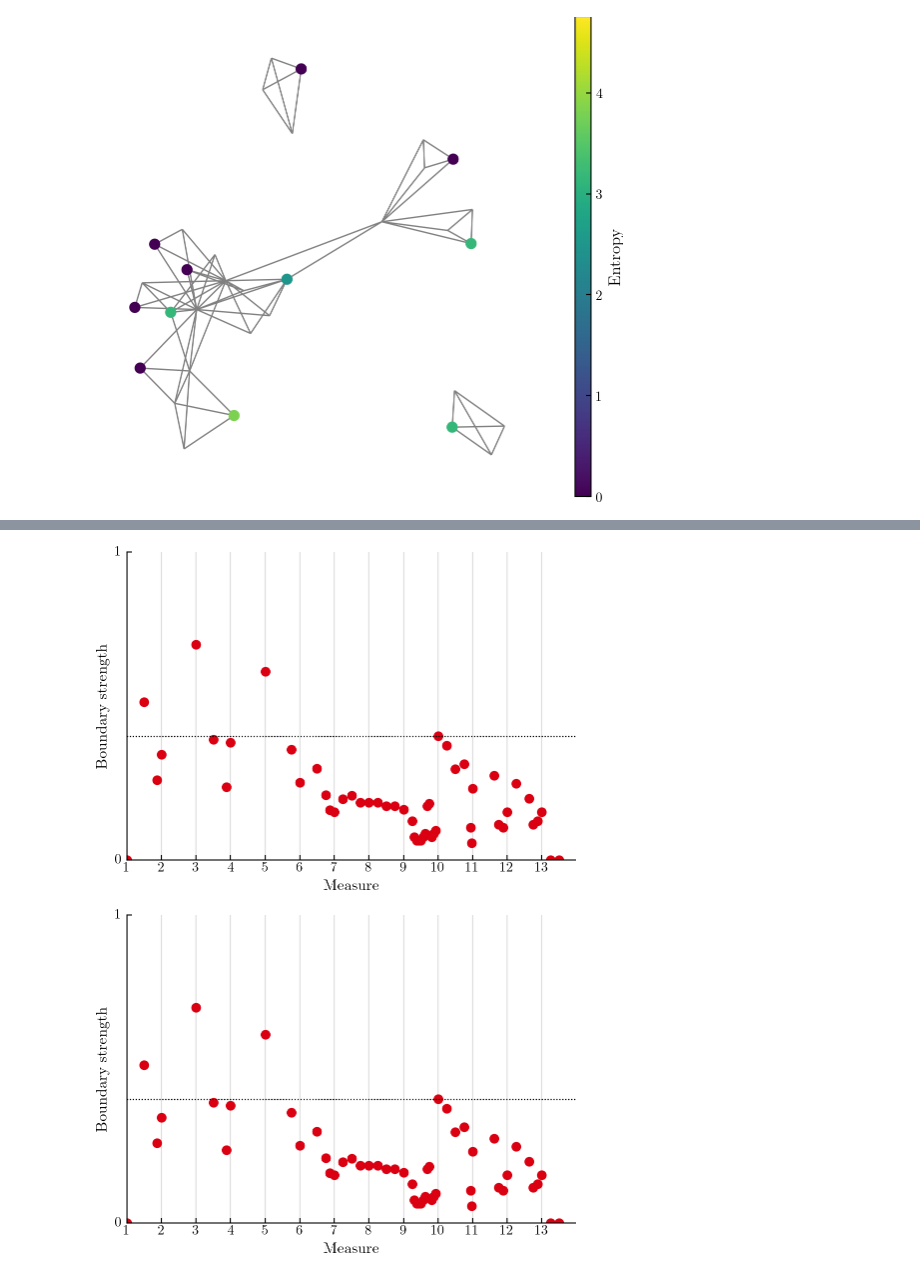
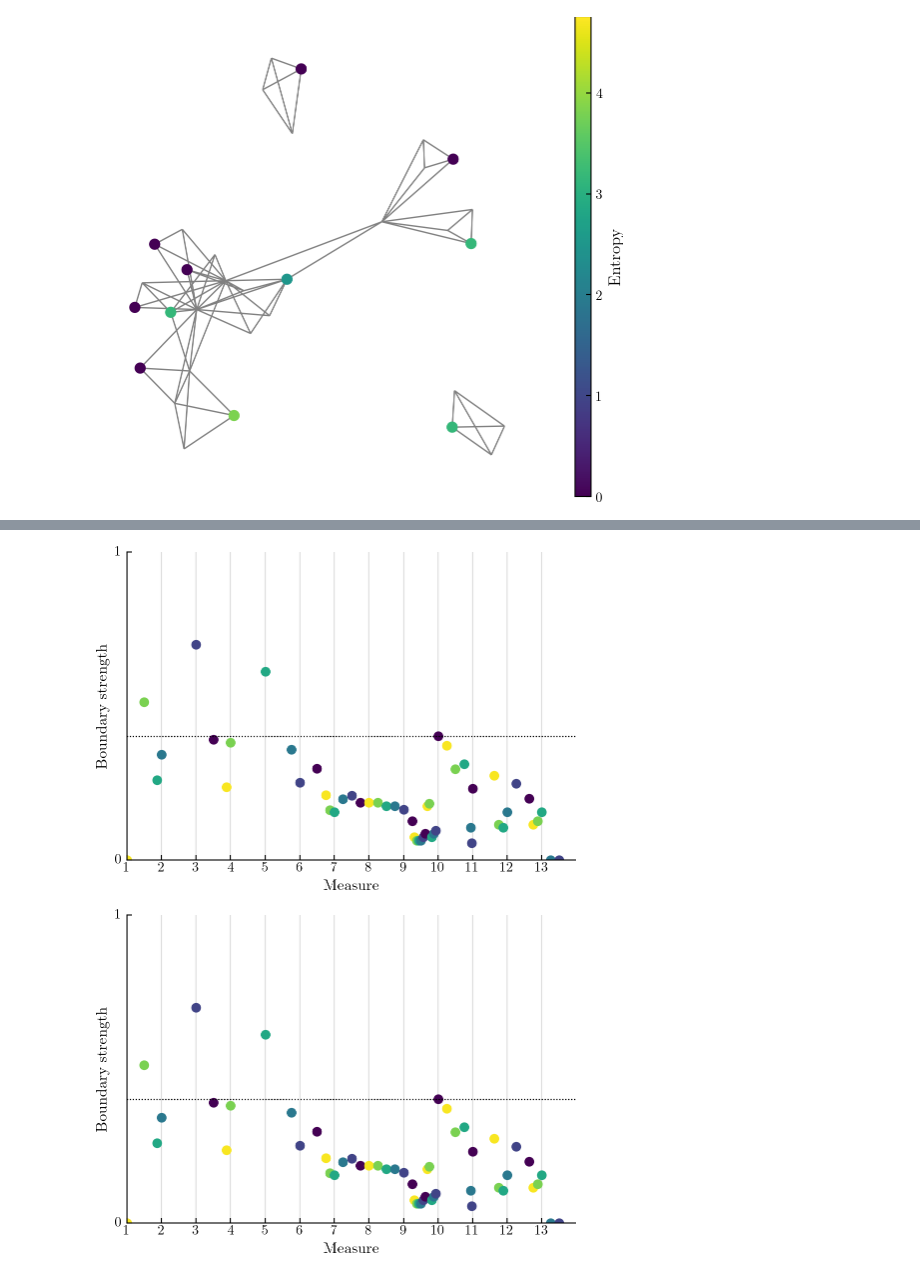
Before and after one commit to KirbyZX/PHYS4213, a Jupyter notebook: Notebooks/DataAnalysis.ipynb, the cells around one changed output, grey strips where cells are left out. Cells and saved outputs as stored; diff of their text form; code cells hidden in the pictures.

```diff
--- a/Notebooks/DataAnalysis.ipynb
+++ b/Notebooks/DataAnalysis.ipynb
@@ -72,4 +79,6 @@ plt.savefig("..\Figures\histogram.pdf", pad_inches=0, bbox_inches="tight")
 # %%
+# Colour selected phrases
+
 phraseStack = pickle.load(open(f"../Pickles/{identifier}_phraseStack.pkl", "rb"))
 selected = stream.Score()
 
@@ -82,7 +91,7 @@ for part in phraseStack:
 
         if phrase.id in chosen:
             for el in phrase.notes:
-                el.style.color = "#DB0011"
+                el.style.color = V.TURQUOISE.value
 
 selected.show()
 #selected.write(fmt="musicxml.png", fp="../Figures/selected.png", dpi=300)
@@ -122,4 +131,6 @@ arrangement.show()
 # %%
+# Boundary strength
+
 class BoundaryStrengthAxis(graph.axis.Axis):
     labelDefault = 'Boundary strength'
 
@@ -137,35 +148,35 @@ class BoundaryStrengthAxis(graph.axis.Axis):
     def extractOneElement(self, el, formatDict):
         if hasattr(el, 'boundaryStrength'):
             return el.boundaryStrength
 
 viola = excerpt.parts[0]
 boundaries = identifyBoundaries(viola, 0.4)
 
 plotS = graph.plot.Scatter(viola, marker="o")
 
 plotS.axisX = graph.axis.OffsetAxis(plotS, 'x')
 plotS.axisY = BoundaryStrengthAxis(plotS, 'y')
 plotS.title = ""
 plotS.figureSize = (6,4)
 
 plotS.alpha = 1
-plotS.colors = ["#DB0011"]
+plotS.colors = [c.value for c in V]
 plotS.labelFontSize = 11
 plotS.tickFontSize = 10
 plotS.doneAction = None
 plotS.axisX.label = "Measure"
 plotS.hideYGrid = True
 
 plotS.run()
 
 line = plt.hlines(0.4, 0, viola.quarterLength, linestyles=":", colors="black")
 plotS.subplot.add_artist(line)
 plotS.subplot.set_xlim(left=0, right=viola.quarterLength)
 plotS.subplot.set_ylim(bottom=0, top=1)
 
 #plotS.write()
-plotS.write(fp="..\\Figures\\boundary_offset.pdf")
+#plotS.write(fp="..\\Figures\\boundary_offset.pdf")
 # %% [output]
-[figure, old version]
+[figure, new version]
-[figure, old version]
+[figure, new version]
 # %%
```
Also changed, not shown: parts of 8 cells of this notebook, 11 other files.
